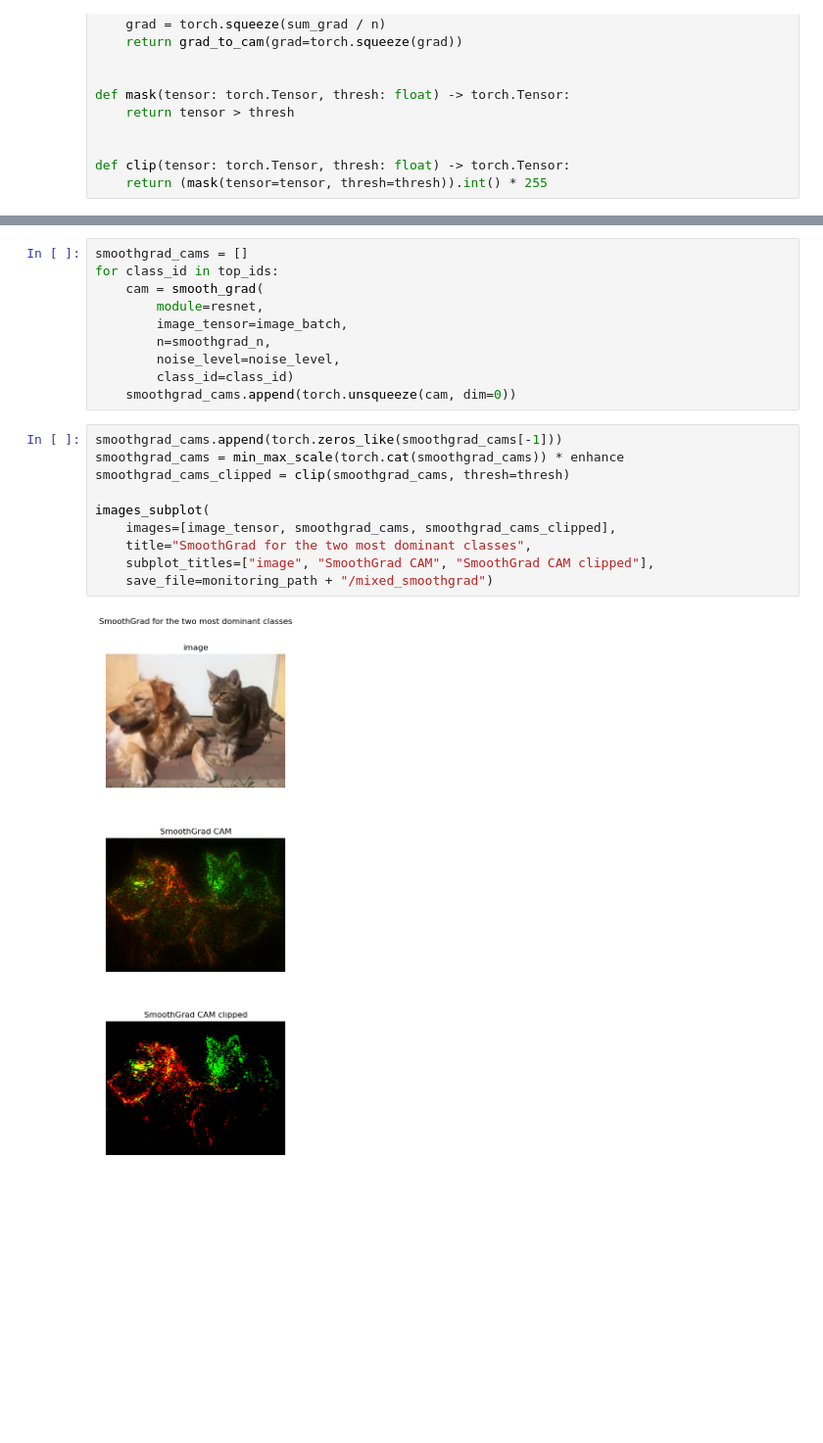
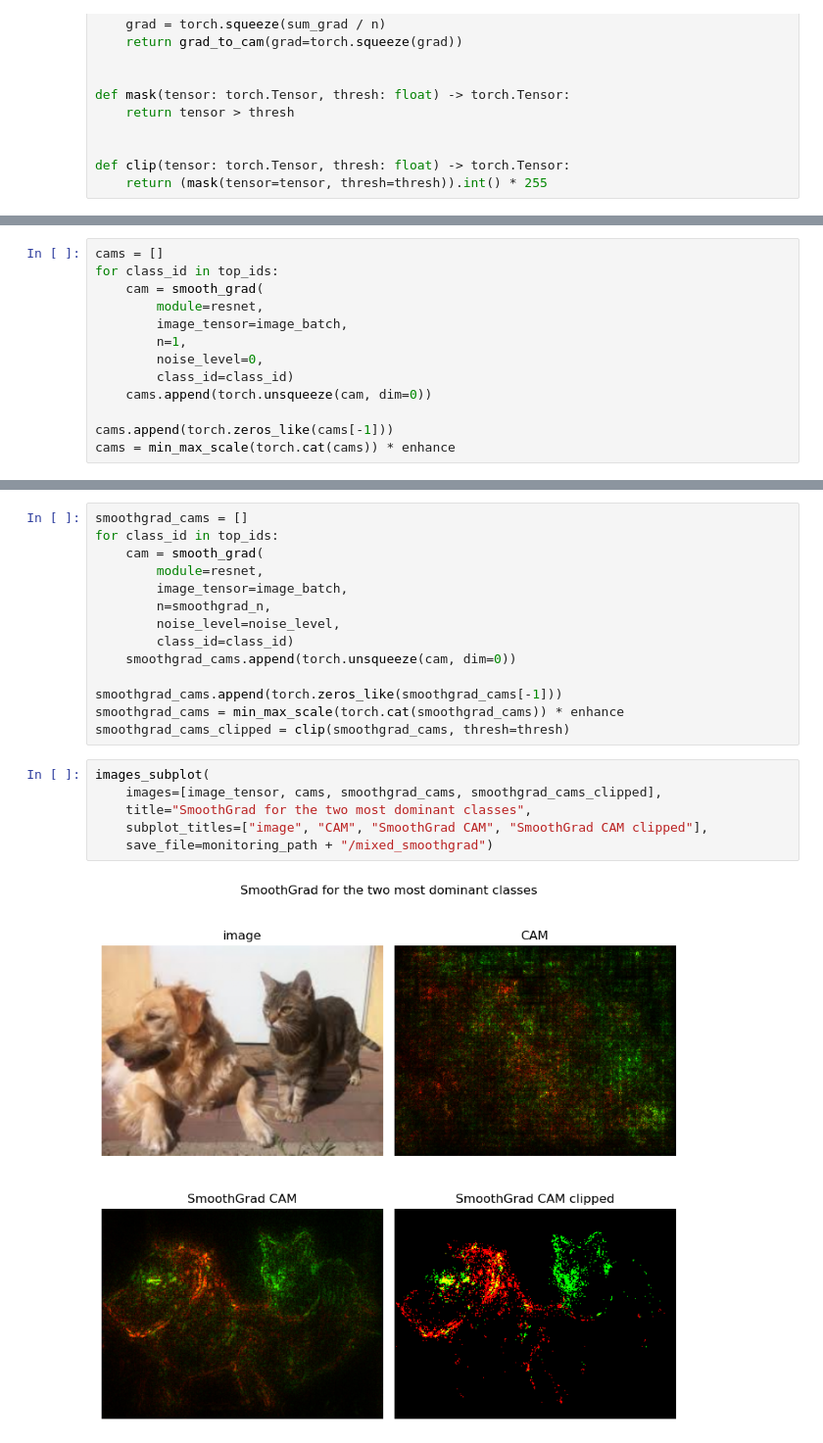
Before and after one commit to MilanKalkenings/small_machine_learning_projects, a Jupyter notebook: src/smoothgrad/smoothgrad.ipynb, the cells around one changed output, grey strips where cells are left out. Shown at 98% size. Saved outputs shown, nothing was run; the diff lists cells and outputs as text; blank space fills up the shorter version.

```diff
--- a/src/smoothgrad/smoothgrad.ipynb
+++ b/src/smoothgrad/smoothgrad.ipynb
@@ -77,0 +85,13 @@ top 2 class ids: tensor([207, 281])
+# %%
+cams = []
+for class_id in top_ids:
+    cam = smooth_grad(
+        module=resnet,
+        image_tensor=image_batch,
+        n=1,
+        noise_level=0,
+        class_id=class_id)
+    cams.append(torch.unsqueeze(cam, dim=0))
+
+cams.append(torch.zeros_like(cams[-1]))
+cams = min_max_scale(torch.cat(cams)) * enhance
@@ -85,15 +108,15 @@ for class_id in top_ids:
         noise_level=noise_level,
         class_id=class_id)
     smoothgrad_cams.append(torch.unsqueeze(cam, dim=0))
+
+smoothgrad_cams.append(torch.zeros_like(smoothgrad_cams[-1]))
+smoothgrad_cams = min_max_scale(torch.cat(smoothgrad_cams)) * enhance
+smoothgrad_cams_clipped = clip(smoothgrad_cams, thresh=thresh)
 # %%
-smoothgrad_cams.append(torch.zeros_like(smoothgrad_cams[-1]))
-smoothgrad_cams = min_max_scale(torch.cat(smoothgrad_cams)) * enhance
-smoothgrad_cams_clipped = clip(smoothgrad_cams, thresh=thresh)
-
 images_subplot(
-    images=[image_tensor, smoothgrad_cams, smoothgrad_cams_clipped],
+    images=[image_tensor, cams, smoothgrad_cams, smoothgrad_cams_clipped],
     title="SmoothGrad for the two most dominant classes",
-    subplot_titles=["image", "SmoothGrad CAM", "SmoothGrad CAM clipped"],
+    subplot_titles=["image", "CAM", "SmoothGrad CAM", "SmoothGrad CAM clipped"],
     save_file=monitoring_path + "/mixed_smoothgrad")
 # %% [output]
-[figure, old version]
+[figure, new version]
```
Also changed, not shown: parts of 4 cells of this notebook.
